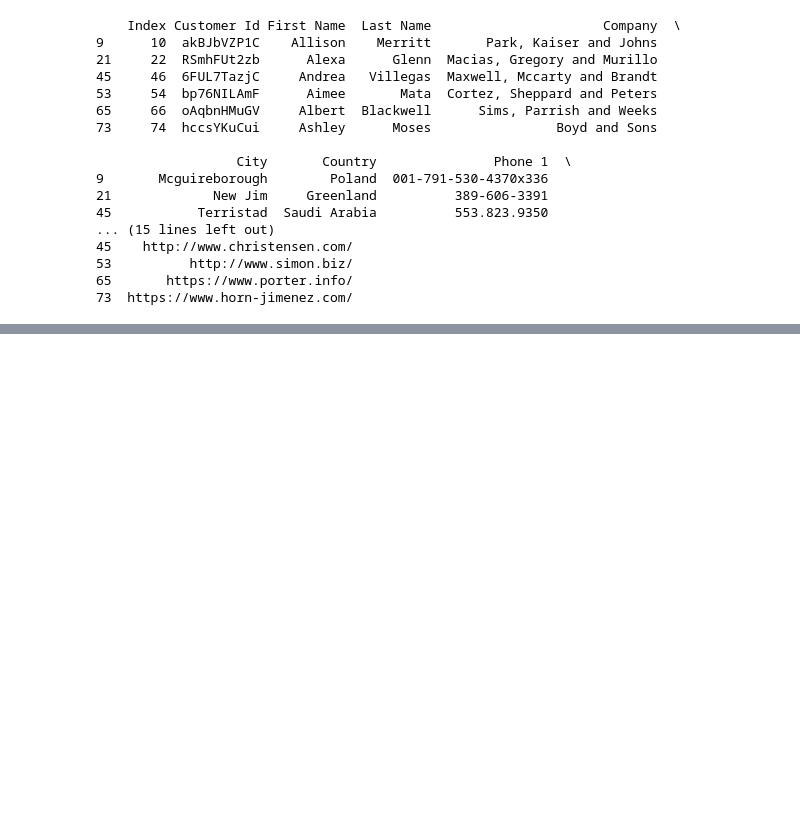
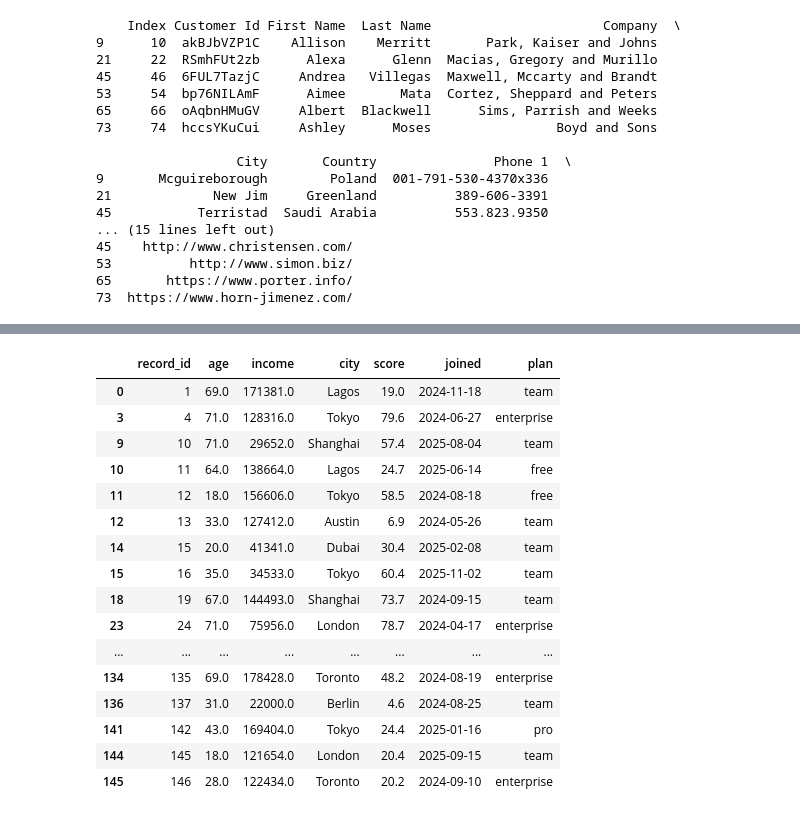
Before and after one commit to SiddharthKandlakunta/Course_Repository, a Jupyter notebook: pandas/pandas.ipynb, the cells around one changed output, grey strips where cells are left out. Saved outputs shown, nothing was run; the diff lists cells and outputs as text; code cells hidden in the pictures; blank space fills up the shorter version.

```diff
--- a/pandas/pandas.ipynb
+++ b/pandas/pandas.ipynb
@@ -308,0 +350,4 @@ print(df[df['First Name'].str.startswith('A')])
+# %%
+#handle missing data
+
+df = pd.read_csv('sample-missing-values.csv')
@@ -308,0 +365,20 @@ print(df[df['First Name'].str.startswith('A')])
+# %%
+df.dropna()
+# %% [output]
+|  | record_id | age | income | city | score | joined | plan |
+| 0 | 1 | 69.0 | 171381.0 | Lagos | 19.0 | 2024-11-18 | team |
+| 3 | 4 | 71.0 | 128316.0 | Tokyo | 79.6 | 2024-06-27 | enterprise |
+| 9 | 10 | 71.0 | 29652.0 | Shanghai | 57.4 | 2025-08-04 | team |
+| 10 | 11 | 64.0 | 138664.0 | Lagos | 24.7 | 2025-06-14 | free |
+| 11 | 12 | 18.0 | 156606.0 | Tokyo | 58.5 | 2024-08-18 | free |
+| 12 | 13 | 33.0 | 127412.0 | Austin | 6.9 | 2024-05-26 | team |
+| 14 | 15 | 20.0 | 41341.0 | Dubai | 30.4 | 2025-02-08 | team |
+| 15 | 16 | 35.0 | 34533.0 | Tokyo | 60.4 | 2025-11-02 | team |
+| 18 | 19 | 67.0 | 144493.0 | Shanghai | 73.7 | 2024-09-15 | team |
+| 23 | 24 | 71.0 | 75956.0 | London | 78.7 | 2024-04-17 | enterprise |
+| ... | ... | ... | ... | ... | ... | ... | ... |
+| 134 | 135 | 69.0 | 178428.0 | Toronto | 48.2 | 2024-08-19 | enterprise |
+| 136 | 137 | 31.0 | 22000.0 | Berlin | 4.6 | 2024-08-25 | team |
+| 141 | 142 | 43.0 | 169404.0 | Tokyo | 24.4 | 2025-01-16 | pro |
+| 144 | 145 | 18.0 | 121654.0 | London | 20.4 | 2025-09-15 | team |
+| 145 | 146 | 28.0 | 122434.0 | Toronto | 20.2 | 2024-09-10 | enterprise |
```
Also changed, not shown: parts of 19 cells of this notebook, 2 other files.
